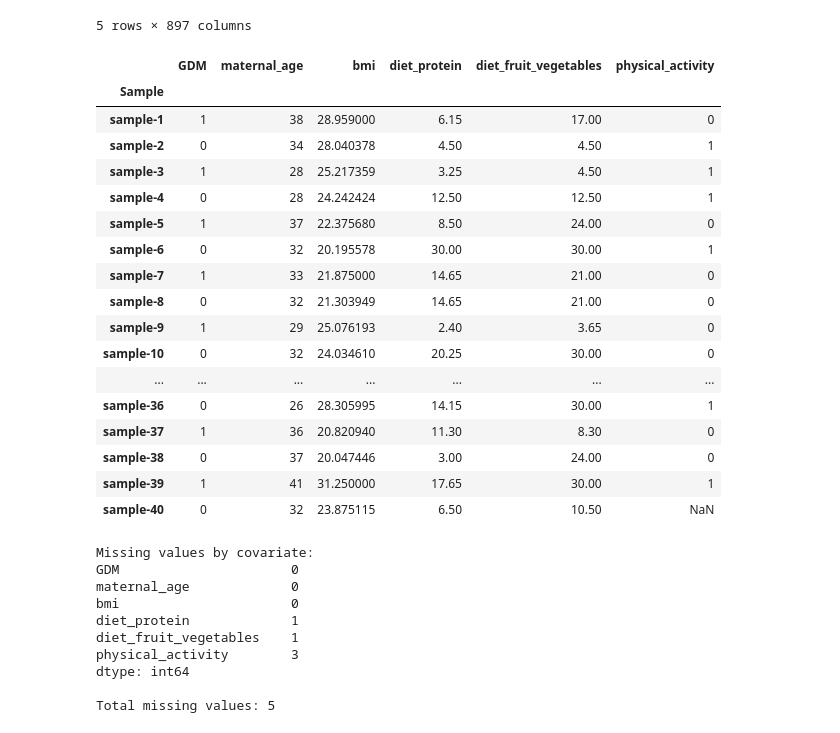
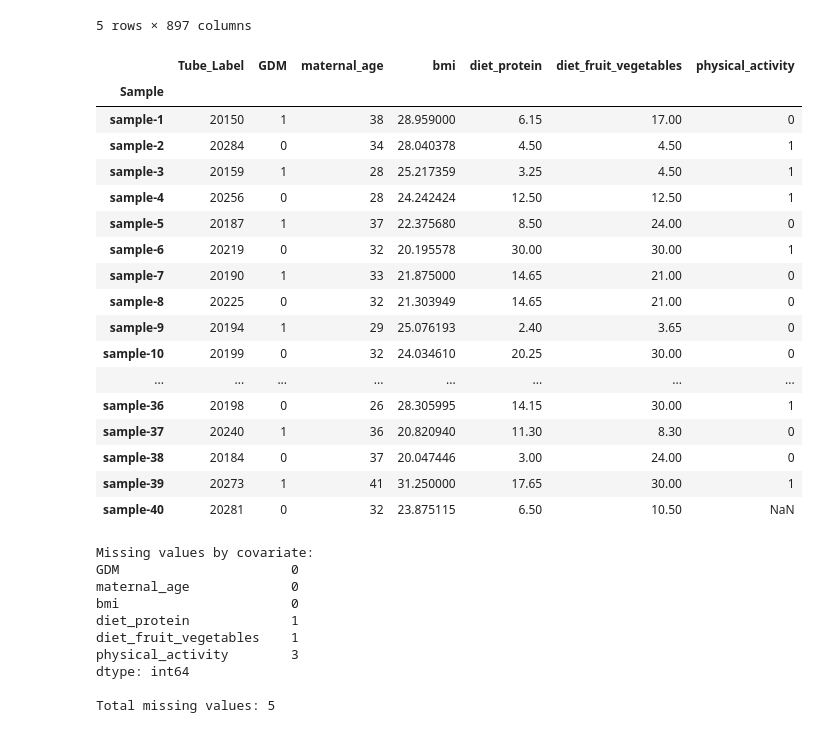
Before and after one commit to aishwaryasalvi777/End-to-End-Metabolomics-Biomarker-Modeling-Pipeline, a Jupyter notebook: src/scripts/09_Placenta_ML_Modeling.ipynb, the cells around one changed output. Cells and saved outputs as stored; diff of their text form; code cells hidden in the pictures.

Commit message:
Tube Labels Added to cov_matrix in placenta

```diff
--- a/src/scripts/09_Placenta_ML_Modeling.ipynb
+++ b/src/scripts/09_Placenta_ML_Modeling.ipynb
@@ -181,27 +181,36 @@ placenta_matrix.head()
 | sample-4 | 1.101470 | 1.096246 | 0.997856 | 0.805863 | 1.030684 | 0.928710 | 0.997960 | 0.983982 | 0.995086 | 0.893673 | ... | ... |
 | sample-5 | 1.145117 | 1.172380 | 1.018498 | 0.787917 | 1.043982 | 0.901608 | 1.052483 | 1.000493 | 0.980575 | 0.893673 | ... | ... |
 5 rows × 897 columns
-# %%
-cov_matrix.head(40)
-# %% [output]
-|  | GDM | maternal_age | bmi | diet_protein | diet_fruit_vegetables | physical_activity |
-| Sample |  |  |  |  |  |  |
-| sample-1 | 1 | 38 | 28.959000 | 6.15 | 17.00 | 0 |
-| sample-2 | 0 | 34 | 28.040378 | 4.50 | 4.50 | 1 |
-| sample-3 | 1 | 28 | 25.217359 | 3.25 | 4.50 | 1 |
-| sample-4 | 0 | 28 | 24.242424 | 12.50 | 12.50 | 1 |
-| sample-5 | 1 | 37 | 22.375680 | 8.50 | 24.00 | 0 |
-| sample-6 | 0 | 32 | 20.195578 | 30.00 | 30.00 | 1 |
-| sample-7 | 1 | 33 | 21.875000 | 14.65 | 21.00 | 0 |
-| sample-8 | 0 | 32 | 21.303949 | 14.65 | 21.00 | 0 |
-| sample-9 | 1 | 29 | 25.076193 | 2.40 | 3.65 | 0 |
-| sample-10 | 0 | 32 | 24.034610 | 20.25 | 30.00 | 0 |
-| ... | ... | ... | ... | ... | ... | ... |
-| sample-36 | 0 | 26 | 28.305995 | 14.15 | 30.00 | 1 |
-| sample-37 | 1 | 36 | 20.820940 | 11.30 | 8.30 | 0 |
-| sample-38 | 0 | 37 | 20.047446 | 3.00 | 24.00 | 0 |
-| sample-39 | 1 | 41 | 31.250000 | 17.65 | 30.00 | 1 |
-| sample-40 | 0 | 32 | 23.875115 | 6.50 | 10.50 | NaN |
+# %%
+import re as _re
+from pathlib import Path as _Path
+_si = pd.read_excel(
+    _Path(PLACENTA_DATA_T).resolve().parents[2] / "raw" / "MetaPro_placenta_Jan2022.xlsx",
+    sheet_name="Sample Info", header=0)
+_label_map = dict(zip(_si["SAMPLE ID"].astype(str), _si["Tube Label"].astype(str)))
+_tube = [_re.sub(r"^[A-Za-z]+", "", _label_map.get(s, "")) for s in cov_matrix.index]
+_disp = cov_matrix.copy()
+_disp.insert(0, "Tube_Label", _tube)
+_disp.head(40)
+# %% [output]
+|  | Tube_Label | GDM | maternal_age | bmi | diet_protein | diet_fruit_vegetables | physical_activity |
+| Sample |  |  |  |  |  |  |  |
+| sample-1 | 20150 | 1 | 38 | 28.959000 | 6.15 | 17.00 | 0 |
+| sample-2 | 20284 | 0 | 34 | 28.040378 | 4.50 | 4.50 | 1 |
+| sample-3 | 20159 | 1 | 28 | 25.217359 | 3.25 | 4.50 | 1 |
+| sample-4 | 20256 | 0 | 28 | 24.242424 | 12.50 | 12.50 | 1 |
+| sample-5 | 20187 | 1 | 37 | 22.375680 | 8.50 | 24.00 | 0 |
+| sample-6 | 20219 | 0 | 32 | 20.195578 | 30.00 | 30.00 | 1 |
+| sample-7 | 20190 | 1 | 33 | 21.875000 | 14.65 | 21.00 | 0 |
+| sample-8 | 20225 | 0 | 32 | 21.303949 | 14.65 | 21.00 | 0 |
+| sample-9 | 20194 | 1 | 29 | 25.076193 | 2.40 | 3.65 | 0 |
+| sample-10 | 20199 | 0 | 32 | 24.034610 | 20.25 | 30.00 | 0 |
+| ... | ... | ... | ... | ... | ... | ... | ... |
+| sample-36 | 20198 | 0 | 26 | 28.305995 | 14.15 | 30.00 | 1 |
+| sample-37 | 20240 | 1 | 36 | 20.820940 | 11.30 | 8.30 | 0 |
+| sample-38 | 20184 | 0 | 37 | 20.047446 | 3.00 | 24.00 | 0 |
+| sample-39 | 20273 | 1 | 41 | 31.250000 | 17.65 | 30.00 | 1 |
+| sample-40 | 20281 | 0 | 32 | 23.875115 | 6.50 | 10.50 | NaN |
 # %%
 import numpy as np
 
```
Also changed, not shown: parts of 2 cells of this notebook.
